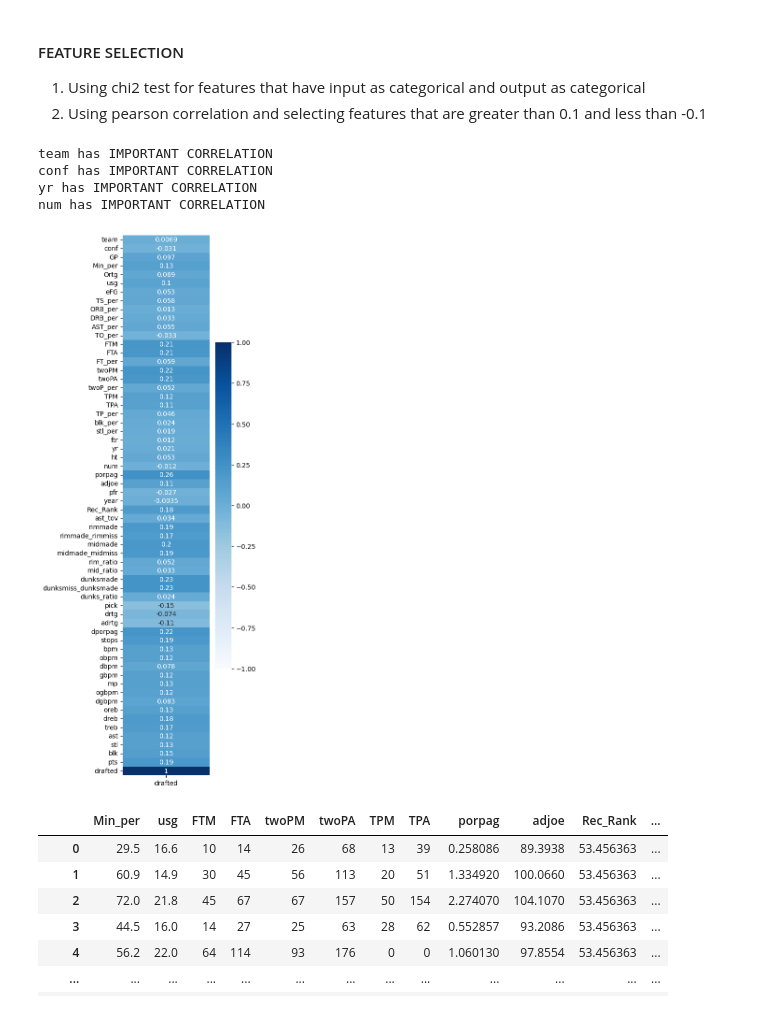
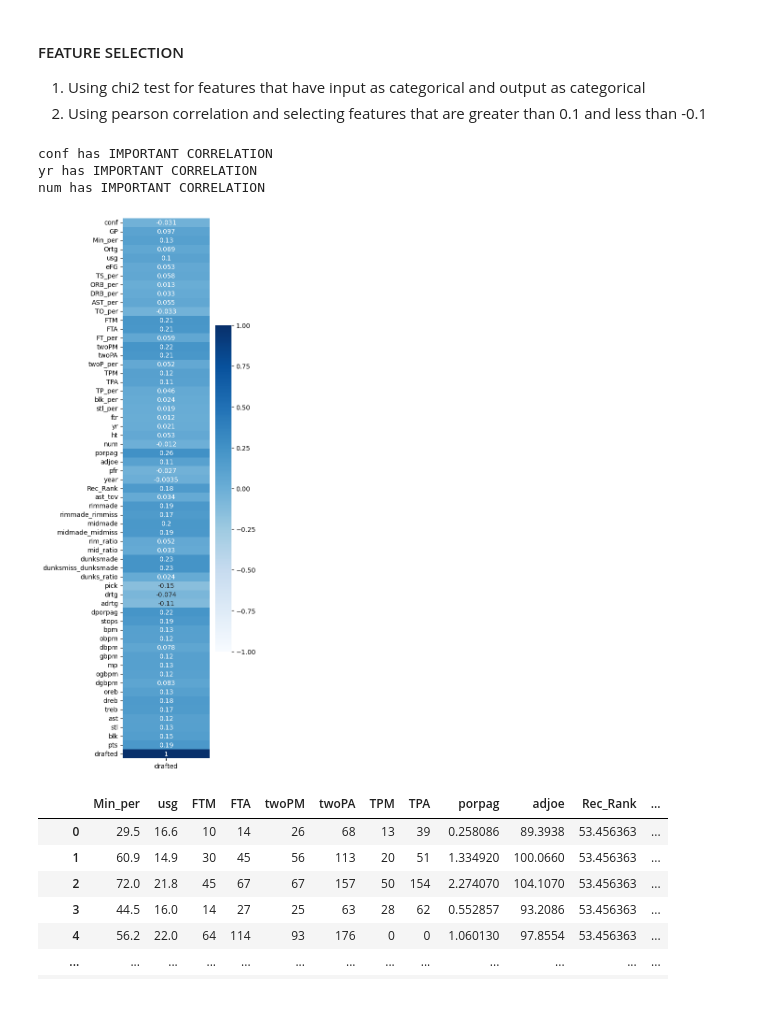
Before and after one commit to ronik999/kaggle_assignments, a Jupyter notebook: notebooks/karki_ronik-24886412-week2_kaggle_gradient_boosting.ipynb, the cells around one changed output. Saved outputs shown, nothing was run; the diff lists cells and outputs as text; code cells hidden in the pictures.

```diff
--- a/notebooks/karki_ronik-24886412-week2_kaggle_gradient_boosting.ipynb
+++ b/notebooks/karki_ronik-24886412-week2_kaggle_gradient_boosting.ipynb
@@ -235,19 +235,18 @@ def check_chi2_importance(df, cat_feature):
                 print(features + " can be dropped")
     return drop_columns
 # %%
-categorical_features = ['team', 'conf', 'yr', 'num']
+categorical_features = ['conf', 'yr', 'num']
 drop_cols = check_chi2_importance(df_train, categorical_features)
 # %% [output]
-team has IMPORTANT CORRELATION
 conf has IMPORTANT CORRELATION
 yr has IMPORTANT CORRELATION
 num has IMPORTANT CORRELATION
 # %%
-corr = df_train.drop('player_id',axis=1).corr()
+corr = df_train.drop(['player_id', 'team'],axis=1).corr()
 plt.figure(figsize=(3, 15))
 heatmap = sns.heatmap(corr[['drafted']], vmin=-1, vmax=1, cmap='Blues', annot=True)
 # %% [output]
-[figure, old version]
+[figure, new version]
 # %%
 selected_features =df_train[corr[(corr['drafted']>=0.1)|(corr['drafted']<=-(0.1))].transpose().columns]
 selected_features
```
Also changed, not shown: parts of 6 cells of this notebook, 2 other files.
